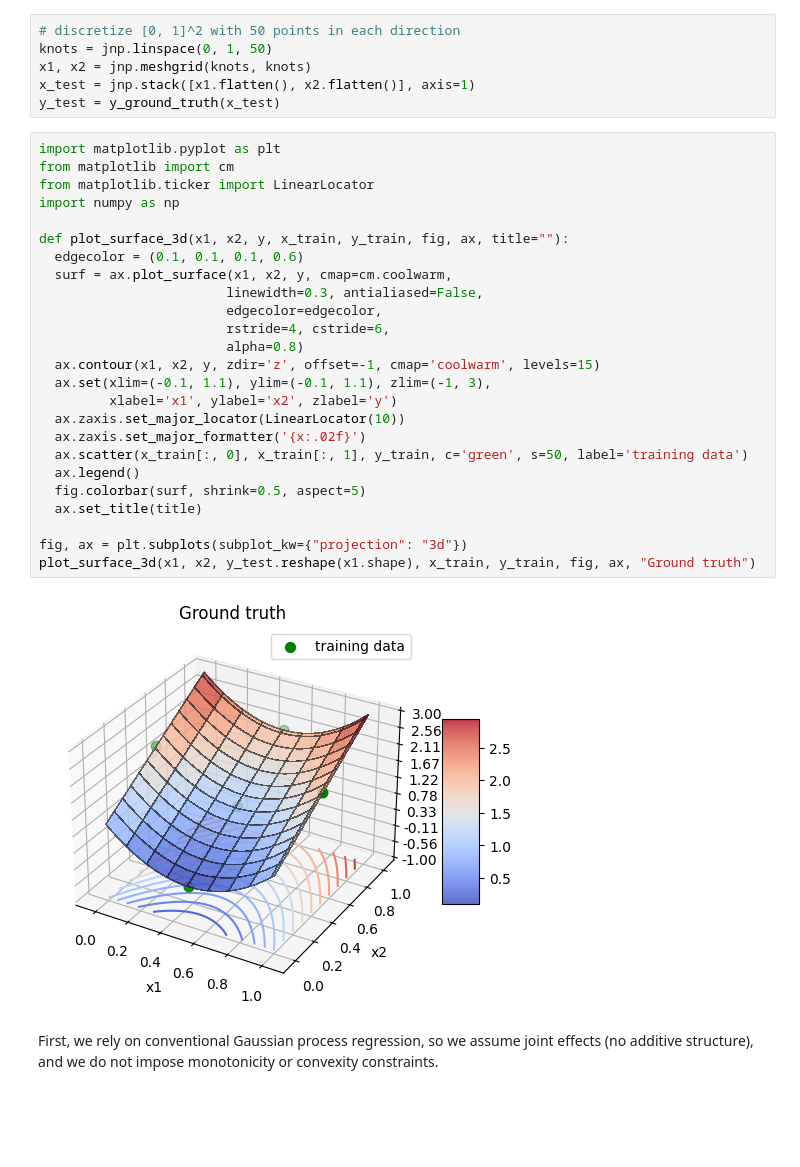
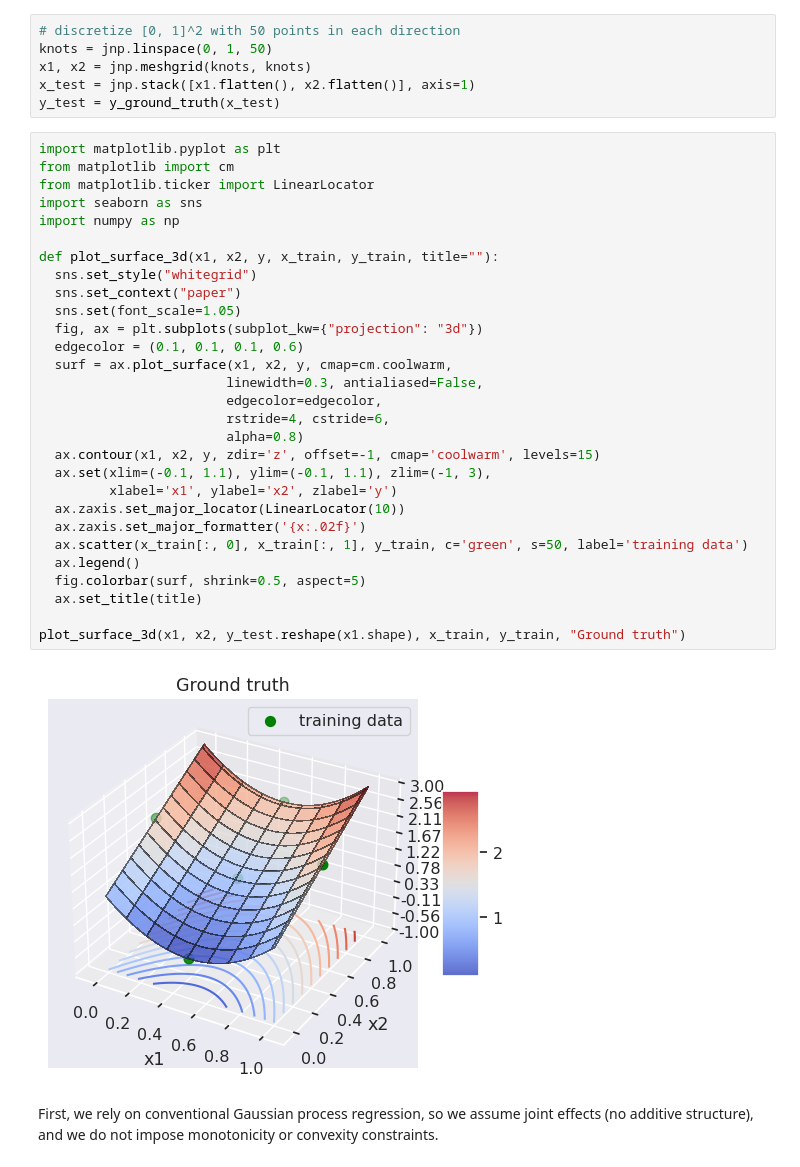
Before and after one commit to Algue-Rythme/MaxModeAdditiveGP, a Jupyter notebook: toy_tutorial.ipynb, the cells around one changed output. Saved outputs shown, nothing was run; the diff lists cells and outputs as text; blank space fills up the shorter version.

```diff
--- a/toy_tutorial.ipynb
+++ b/toy_tutorial.ipynb
@@ -48,30 +48,34 @@ y_test = y_ground_truth(x_test)
 # %%
 import matplotlib.pyplot as plt
 from matplotlib import cm
 from matplotlib.ticker import LinearLocator
+import seaborn as sns
 import numpy as np
 
-def plot_surface_3d(x1, x2, y, x_train, y_train, fig, ax, title=""):
+def plot_surface_3d(x1, x2, y, x_train, y_train, title=""):
+  sns.set_style("whitegrid")
+  sns.set_context("paper")
+  sns.set(font_scale=1.05)
+  fig, ax = plt.subplots(subplot_kw={"projection": "3d"})
   edgecolor = (0.1, 0.1, 0.1, 0.6)
   surf = ax.plot_surface(x1, x2, y, cmap=cm.coolwarm,
                         linewidth=0.3, antialiased=False,
                         edgecolor=edgecolor,
                         rstride=4, cstride=6,
                         alpha=0.8)
   ax.contour(x1, x2, y, zdir='z', offset=-1, cmap='coolwarm', levels=15)
   ax.set(xlim=(-0.1, 1.1), ylim=(-0.1, 1.1), zlim=(-1, 3),
          xlabel='x1', ylabel='x2', zlabel='y')
   ax.zaxis.set_major_locator(LinearLocator(10))
   ax.zaxis.set_major_formatter('{x:.02f}')
   ax.scatter(x_train[:, 0], x_train[:, 1], y_train, c='green', s=50, label='training data')
   ax.legend()
   fig.colorbar(surf, shrink=0.5, aspect=5)
   ax.set_title(title)
 
-fig, ax = plt.subplots(subplot_kw={"projection": "3d"})
-plot_surface_3d(x1, x2, y_test.reshape(x1.shape), x_train, y_train, fig, ax, "Ground truth")
+plot_surface_3d(x1, x2, y_test.reshape(x1.shape), x_train, y_train, "Ground truth")
 # %% [output]
-[figure, old version]
+[figure, new version]
 # %% [markdown]
 First, we rely on conventional Gaussian process regression, so we assume joint effects (no additive structure),
 and we do not impose monotonicity or convexity constraints.
```
Also changed, not shown: parts of 32 cells of this notebook, 6 other files.
